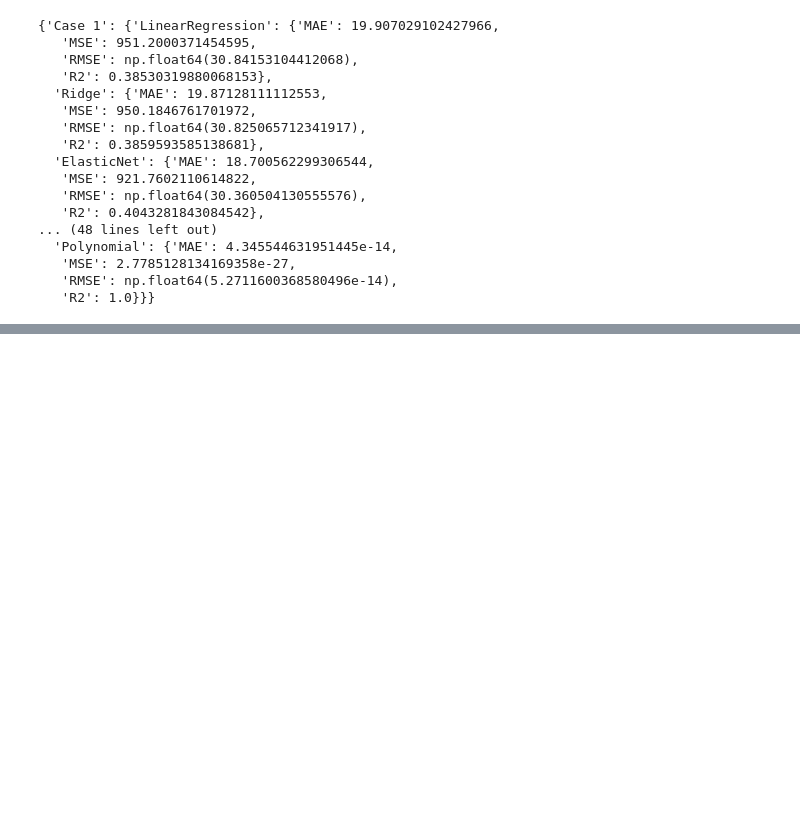
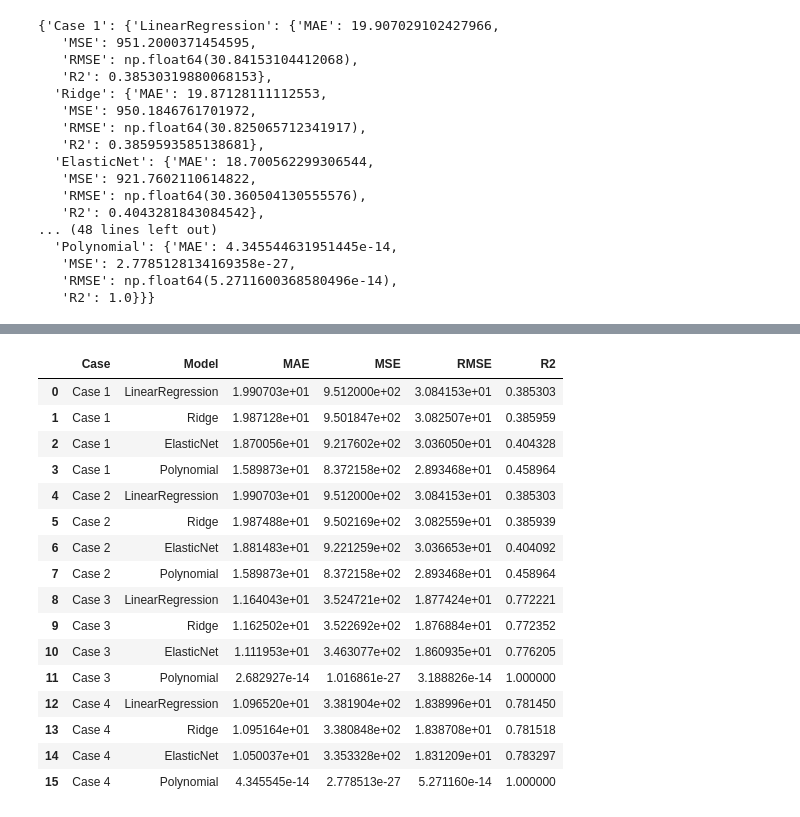
Before and after one commit to 14dstcyr/applied-ml-dstcyr, a Jupyter notebook: notebooks/p4_regression_model/p4_regression_model.ipynb, the cells around one changed output, grey strips where cells are left out. Saved outputs shown, nothing was run; the diff lists cells and outputs as text; code cells hidden in the pictures; blank space fills up the shorter version.

Commit message:
Completed P4 regression model with reflections and screenshots

```diff
--- a/notebooks/p4_regression_model/p4_regression_model.ipynb
+++ b/notebooks/p4_regression_model/p4_regression_model.ipynb
@@ -284,0 +294,37 @@ results
+# %%
+import pandas as pd
+
+# Convert nested dictionary → flat rows
+flat_results = []
+for case, models in results.items():
+    for model_name, metrics in models.items():
+        row = {
+            "Case": case,
+            "Model": model_name,
+            "MAE": metrics["MAE"],
+            "MSE": metrics["MSE"],
+            "RMSE": metrics["RMSE"],
+            "R2": metrics["R2"]
+        }
+        flat_results.append(row)
+
+results_df = pd.DataFrame(flat_results)
+results_df
+# %% [output]
+|  | Case | Model | MAE | MSE | RMSE | R2 |
+| 0 | Case 1 | LinearRegression | 1.990703e+01 | 9.512000e+02 | 3.084153e+01 | 0.385303 |
+| 1 | Case 1 | Ridge | 1.987128e+01 | 9.501847e+02 | 3.082507e+01 | 0.385959 |
+| 2 | Case 1 | ElasticNet | 1.870056e+01 | 9.217602e+02 | 3.036050e+01 | 0.404328 |
+| 3 | Case 1 | Polynomial | 1.589873e+01 | 8.372158e+02 | 2.893468e+01 | 0.458964 |
+| 4 | Case 2 | LinearRegression | 1.990703e+01 | 9.512000e+02 | 3.084153e+01 | 0.385303 |
+| 5 | Case 2 | Ridge | 1.987488e+01 | 9.502169e+02 | 3.082559e+01 | 0.385939 |
+| 6 | Case 2 | ElasticNet | 1.881483e+01 | 9.221259e+02 | 3.036653e+01 | 0.404092 |
+| 7 | Case 2 | Polynomial | 1.589873e+01 | 8.372158e+02 | 2.893468e+01 | 0.458964 |
+| 8 | Case 3 | LinearRegression | 1.164043e+01 | 3.524721e+02 | 1.877424e+01 | 0.772221 |
+| 9 | Case 3 | Ridge | 1.162502e+01 | 3.522692e+02 | 1.876884e+01 | 0.772352 |
+| 10 | Case 3 | ElasticNet | 1.111953e+01 | 3.463077e+02 | 1.860935e+01 | 0.776205 |
+| 11 | Case 3 | Polynomial | 2.682927e-14 | 1.016861e-27 | 3.188826e-14 | 1.000000 |
+| 12 | Case 4 | LinearRegression | 1.096520e+01 | 3.381904e+02 | 1.838996e+01 | 0.781450 |
+| 13 | Case 4 | Ridge | 1.095164e+01 | 3.380848e+02 | 1.838708e+01 | 0.781518 |
+| 14 | Case 4 | ElasticNet | 1.050037e+01 | 3.353328e+02 | 1.831209e+01 | 0.783297 |
+| 15 | Case 4 | Polynomial | 4.345545e-14 | 2.778513e-27 | 5.271160e-14 | 1.000000 |
```
Also changed, not shown: parts of 7 cells of this notebook, 6 other files.
